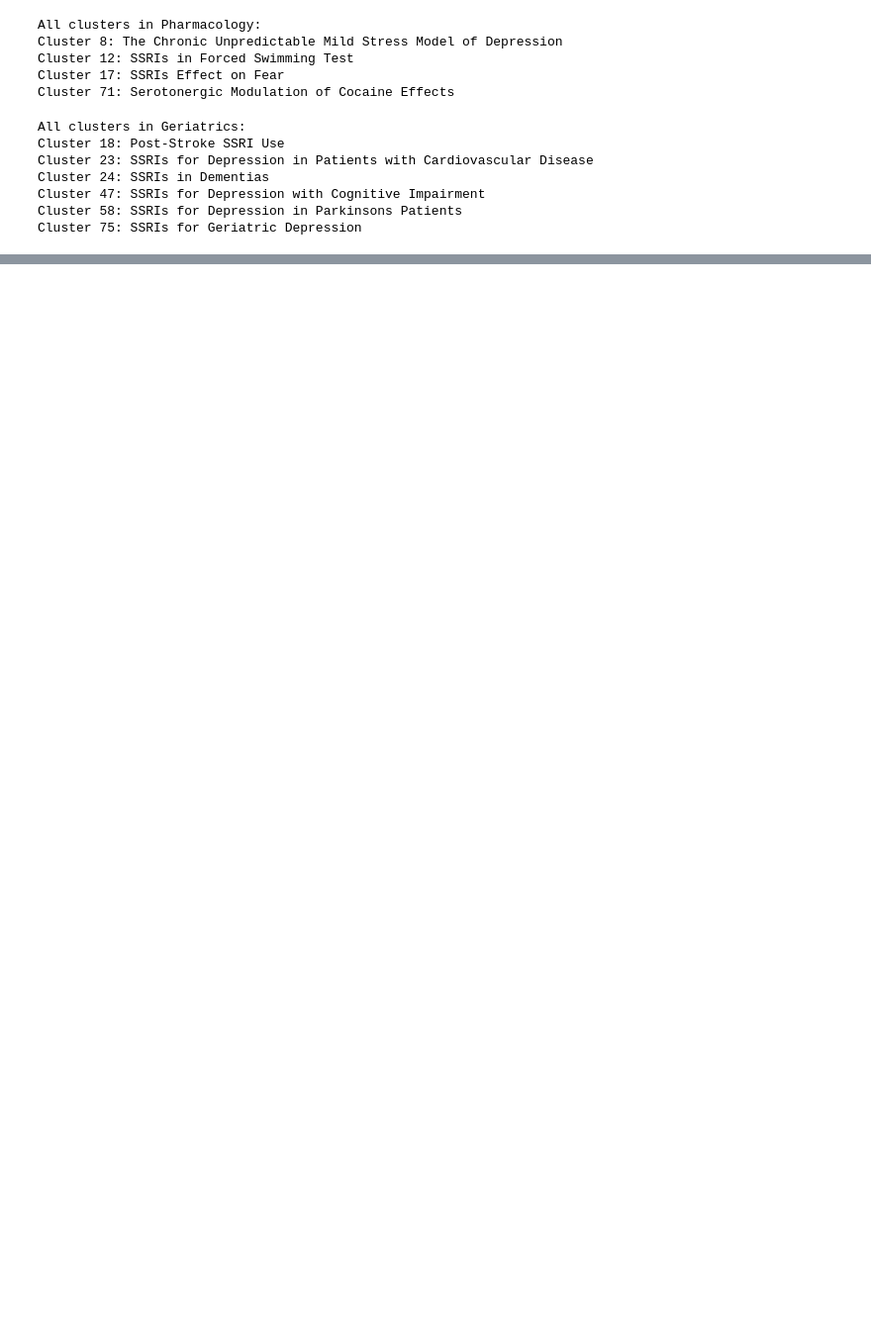
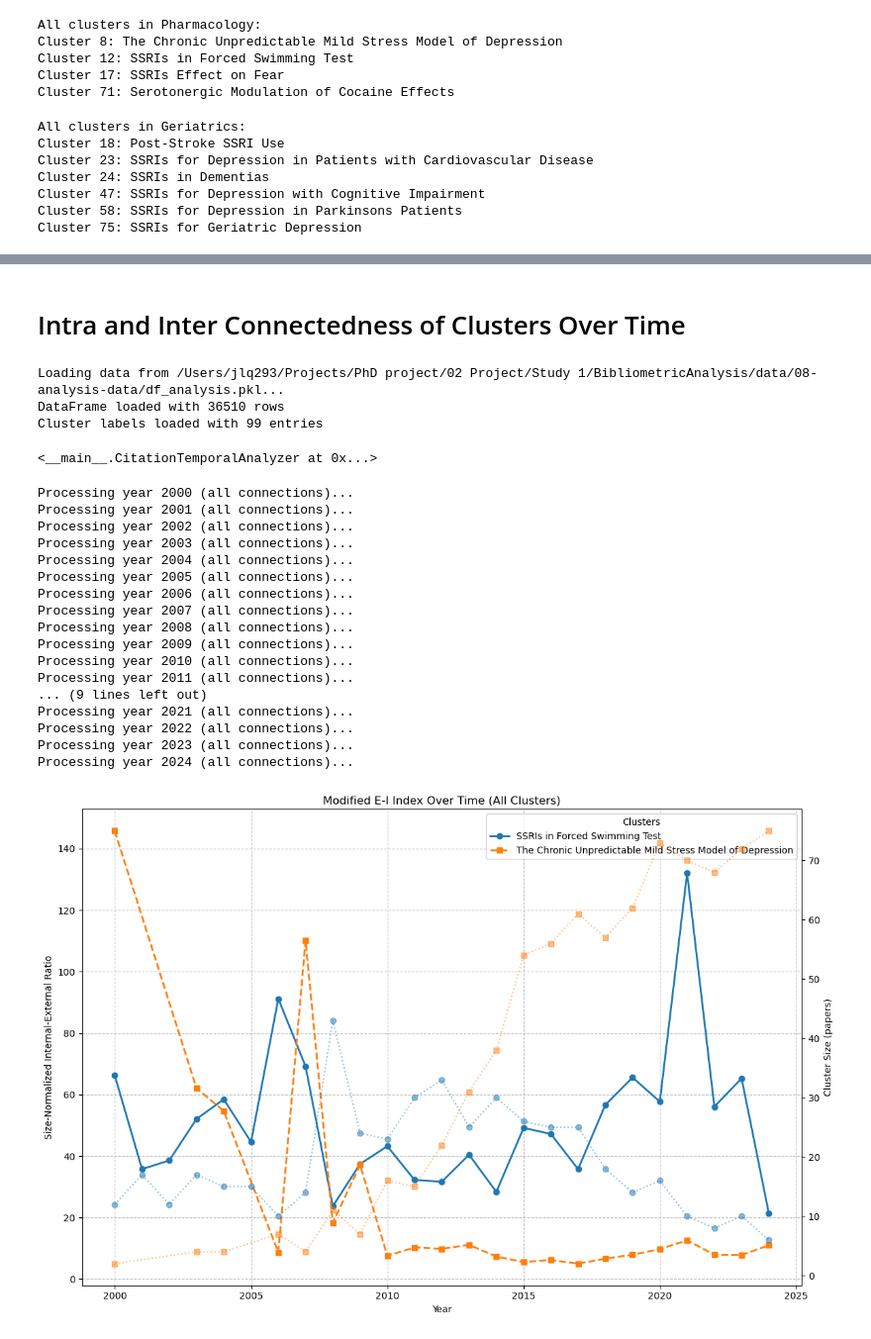
Before and after one commit to jarolim14/SSRI-Evolution, a Jupyter notebook: notebooks/09.1-ClusterIntercon.ipynb, the cells around one changed output, grey strips where cells are left out. Shown at 99% size. Saved outputs shown, nothing was run; the diff lists cells and outputs as text; code cells hidden in the pictures; blank space fills up the shorter version.

```diff
--- a/notebooks/09.1-ClusterIntercon.ipynb
+++ b/notebooks/09.1-ClusterIntercon.ipynb
@@ -524,0 +587,2 @@ analyzer_geriatrics.plot_heatmap(normalized_df_geriatrics, "Sub", diag_excluded=
+# %% [markdown]
+# Intra and Inter Connectedness of Clusters Over Time
@@ -524,0 +1209,53 @@ analyzer_geriatrics.plot_heatmap(normalized_df_geriatrics, "Sub", diag_excluded=
+# %%
+analyzer = CitationTemporalAnalyzer(
+    data_path=os.path.join(data_dir, "08-analysis-data/df_analysis.pkl"),
+    cluster_labels_path=output_dir
+    + "/cluster-qualifications_2025/cluster-label-tree/cluster_labels_filtered.json",
+    output_dir=output_dir + "/figures/",
+)
+
+# Load data
+analyzer.load_data()
+# %% [output]
+Loading data from /Users/jlq293/Projects/PhD project/02 Project/Study 1/BibliometricAnalysis/data/08-analysis-data/df_analysis.pkl...
+DataFrame loaded with 36510 rows
+Cluster labels loaded with 99 entries
+<__main__.CitationTemporalAnalyzer at 0x...>
+# %%
+# Define analysis scope
+years_of_interest = range(2000, 2025)
+clusters_of_interest = [
+    "12",  # SSRI in Forced Swimming Test
+    "8",  # The Chronic Unpredictable Mild Stress Model of Depression
+    # "10",  # Risk of prenatal exposure
+]
+
+all_results = analyzer.analyze_all_connections(
+    selected_clusters=clusters_of_interest, years_range=years_of_interest
+)
+
+# Plot the modified E-I index
+analyzer.plot_temporal_evolution(
+    all_results,
+    metric="size_norm_ie_ratio",
+    title="Modified E-I Index Over Time (All Clusters)",
+)
+# %% [output]
+Processing year 2000 (all connections)...
+Processing year 2001 (all connections)...
+Processing year 2002 (all connections)...
+Processing year 2003 (all connections)...
+Processing year 2004 (all connections)...
+Processing year 2005 (all connections)...
+Processing year 2006 (all connections)...
+Processing year 2007 (all connections)...
+Processing year 2008 (all connections)...
+Processing year 2009 (all connections)...
+Processing year 2010 (all connections)...
+Processing year 2011 (all connections)...
+... (9 lines left out)
+Processing year 2021 (all connections)...
+Processing year 2022 (all connections)...
+Processing year 2023 (all connections)...
+Processing year 2024 (all connections)...
+[figure, added]
```
Also changed, not shown: parts of 33 cells of this notebook, 25 other files.
